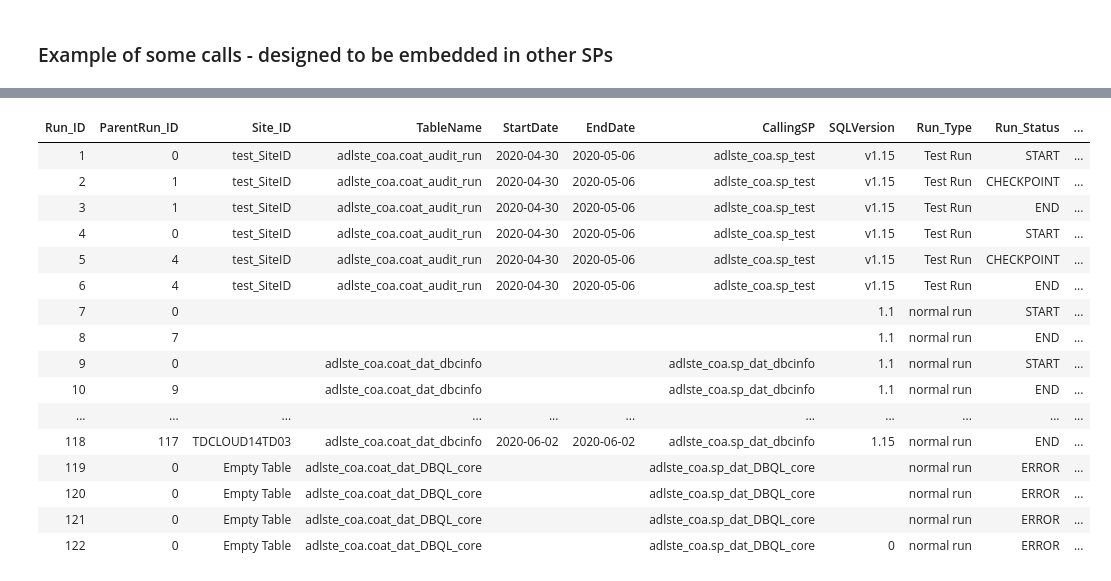
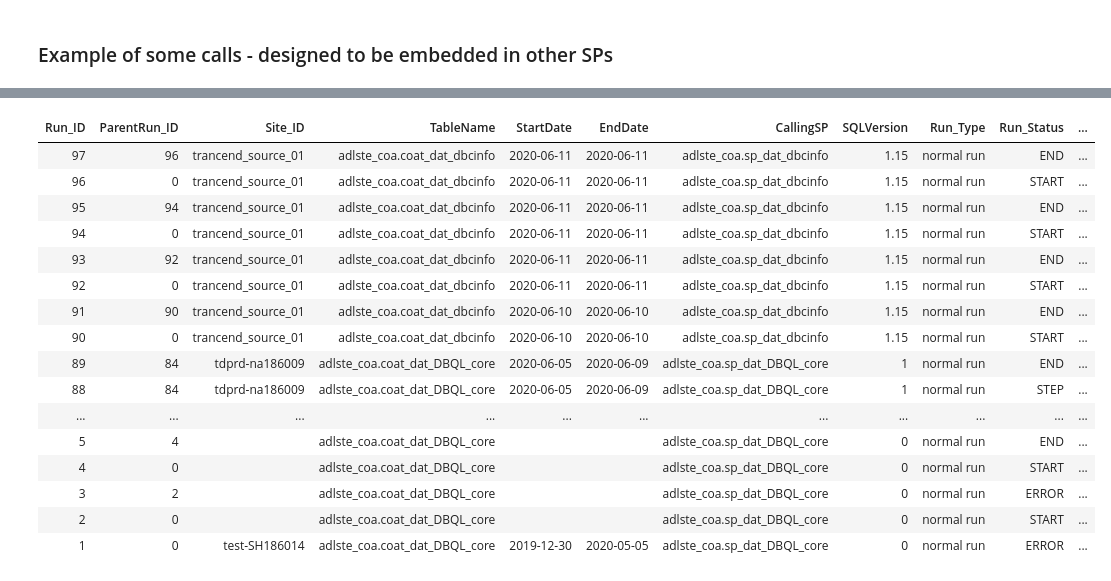
Before and after one commit to tdcoa/sql, a Jupyter notebook: datamodel/audit_process.ipynb, the cells around one changed output, grey strips where cells are left out. Saved outputs shown, nothing was run; the diff lists cells and outputs as text; code cells hidden in the pictures.

```diff
--- a/datamodel/audit_process.ipynb
+++ b/datamodel/audit_process.ipynb
@@ -183,20 +197,20 @@ Success: 0 rows affected
 # %%
-select * from adlste_coa.coa_audit_log order  by 1
+select * from adlste_coa.coa_audit_log order  by 1 desc
 # %% [output]
 | Run_ID | ParentRun_ID | Site_ID | TableName | StartDate | EndDate | CallingSP | SQLVersion | Run_Type | Run_Status | ... |
-| 1 | 0 | test_SiteID | adlste_coa.coat_audit_run | 2020-04-30 | 2020-05-06 | adlste_coa.sp_test | v1.15 | Test Run | START | ... |
-| 2 | 1 | test_SiteID | adlste_coa.coat_audit_run | 2020-04-30 | 2020-05-06 | adlste_coa.sp_test | v1.15 | Test Run | CHECKPOINT | ... |
-| 3 | 1 | test_SiteID | adlste_coa.coat_audit_run | 2020-04-30 | 2020-05-06 | adlste_coa.sp_test | v1.15 | Test Run | END | ... |
-| 4 | 0 | test_SiteID | adlste_coa.coat_audit_run | 2020-04-30 | 2020-05-06 | adlste_coa.sp_test | v1.15 | Test Run | START | ... |
-| 5 | 4 | test_SiteID | adlste_coa.coat_audit_run | 2020-04-30 | 2020-05-06 | adlste_coa.sp_test | v1.15 | Test Run | CHECKPOINT | ... |
-| 6 | 4 | test_SiteID | adlste_coa.coat_audit_run | 2020-04-30 | 2020-05-06 | adlste_coa.sp_test | v1.15 | Test Run | END | ... |
-| 7 | 0 |  |  |  |  |  | 1.1 | normal run | START | ... |
-| 8 | 7 |  |  |  |  |  | 1.1 | normal run | END | ... |
-| 9 | 0 |  | adlste_coa.coat_dat_dbcinfo |  |  | adlste_coa.sp_dat_dbcinfo | 1.1 | normal run | START | ... |
-| 10 | 9 |  | adlste_coa.coat_dat_dbcinfo |  |  | adlste_coa.sp_dat_dbcinfo | 1.1 | normal run | END | ... |
+| 97 | 96 | trancend_source_01 | adlste_coa.coat_dat_dbcinfo | 2020-06-11 | 2020-06-11 | adlste_coa.sp_dat_dbcinfo | 1.15 | normal run | END | ... |
+| 96 | 0 | trancend_source_01 | adlste_coa.coat_dat_dbcinfo | 2020-06-11 | 2020-06-11 | adlste_coa.sp_dat_dbcinfo | 1.15 | normal run | START | ... |
+| 95 | 94 | trancend_source_01 | adlste_coa.coat_dat_dbcinfo | 2020-06-11 | 2020-06-11 | adlste_coa.sp_dat_dbcinfo | 1.15 | normal run | END | ... |
+| 94 | 0 | trancend_source_01 | adlste_coa.coat_dat_dbcinfo | 2020-06-11 | 2020-06-11 | adlste_coa.sp_dat_dbcinfo | 1.15 | normal run | START | ... |
+| 93 | 92 | trancend_source_01 | adlste_coa.coat_dat_dbcinfo | 2020-06-11 | 2020-06-11 | adlste_coa.sp_dat_dbcinfo | 1.15 | normal run | END | ... |
+| 92 | 0 | trancend_source_01 | adlste_coa.coat_dat_dbcinfo | 2020-06-11 | 2020-06-11 | adlste_coa.sp_dat_dbcinfo | 1.15 | normal run | START | ... |
+| 91 | 90 | trancend_source_01 | adlste_coa.coat_dat_dbcinfo | 2020-06-10 | 2020-06-10 | adlste_coa.sp_dat_dbcinfo | 1.15 | normal run | END | ... |
+| 90 | 0 | trancend_source_01 | adlste_coa.coat_dat_dbcinfo | 2020-06-10 | 2020-06-10 | adlste_coa.sp_dat_dbcinfo | 1.15 | normal run | START | ... |
+| 89 | 84 | tdprd-na186009 | adlste_coa.coat_dat_DBQL_core | 2020-06-05 | 2020-06-09 | adlste_coa.sp_dat_DBQL_core | 1 | normal run | END | ... |
+| 88 | 84 | tdprd-na186009 | adlste_coa.coat_dat_DBQL_core | 2020-06-05 | 2020-06-09 | adlste_coa.sp_dat_DBQL_core | 1 | normal run | STEP | ... |
 | ... | ... | ... | ... | ... | ... | ... | ... | ... | ... | ... |
-| 118 | 117 | TDCLOUD14TD03 | adlste_coa.coat_dat_dbcinfo | 2020-06-02 | 2020-06-02 | adlste_coa.sp_dat_dbcinfo | 1.15 | normal run | END | ... |
-| 119 | 0 | Empty Table | adlste_coa.coat_dat_DBQL_core |  |  | adlste_coa.sp_dat_DBQL_core |  | normal run | ERROR | ... |
-| 120 | 0 | Empty Table | adlste_coa.coat_dat_DBQL_core |  |  | adlste_coa.sp_dat_DBQL_core |  | normal run | ERROR | ... |
-| 121 | 0 | Empty Table | adlste_coa.coat_dat_DBQL_core |  |  | adlste_coa.sp_dat_DBQL_core |  | normal run | ERROR | ... |
-| 122 | 0 | Empty Table | adlste_coa.coat_dat_DBQL_core |  |  | adlste_coa.sp_dat_DBQL_core | 0 | normal run | ERROR | ... |
+| 5 | 4 |  | adlste_coa.coat_dat_DBQL_core |  |  | adlste_coa.sp_dat_DBQL_core | 0 | normal run | END | ... |
+| 4 | 0 |  | adlste_coa.coat_dat_DBQL_core |  |  | adlste_coa.sp_dat_DBQL_core | 0 | normal run | START | ... |
+| 3 | 2 |  | adlste_coa.coat_dat_DBQL_core |  |  | adlste_coa.sp_dat_DBQL_core | 0 | normal run | ERROR | ... |
+| 2 | 0 |  | adlste_coa.coat_dat_DBQL_core |  |  | adlste_coa.sp_dat_DBQL_core | 0 | normal run | START | ... |
+| 1 | 0 | test-SH186014 | adlste_coa.coat_dat_DBQL_core | 2019-12-30 | 2020-05-05 | adlste_coa.sp_dat_DBQL_core | 0 | normal run | ERROR | ... |
```
Also changed, not shown: parts of 6 cells of this notebook, 7 other files.
